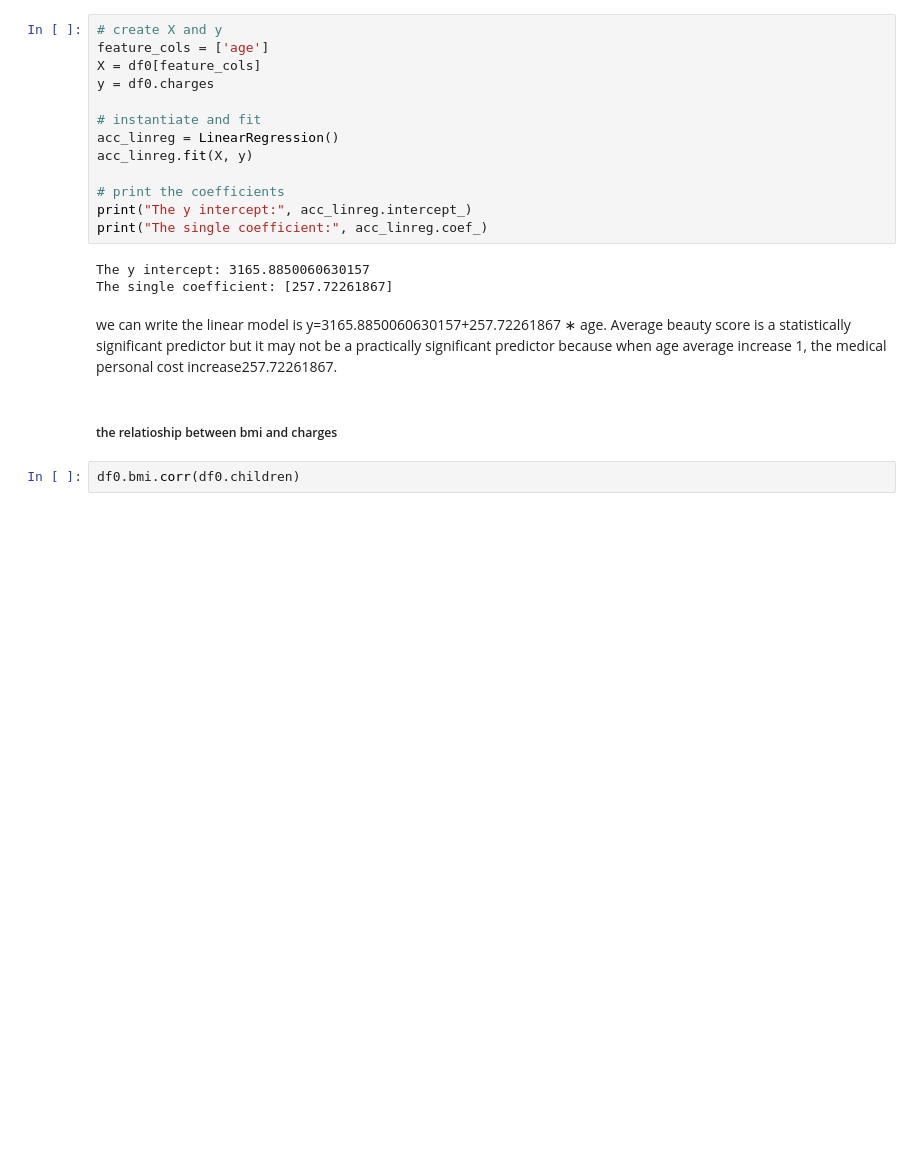
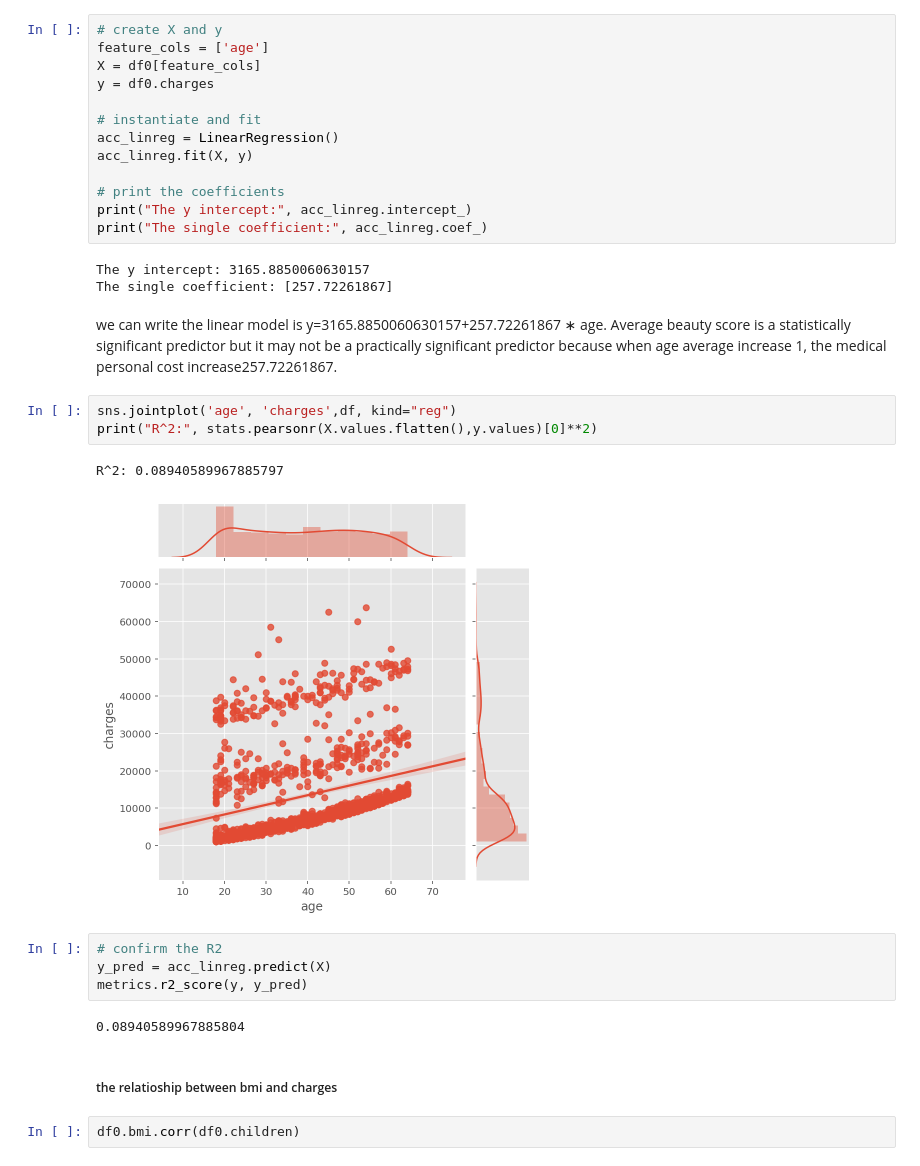
Before and after one commit to mandy941/DAV-5400, a Jupyter notebook: Manling_Yang midterm .ipynb, the cells around one changed output. Saved outputs shown, nothing was run; the diff lists cells and outputs as text; blank space fills up the shorter version.

```diff
--- a/Manling_Yang midterm .ipynb
+++ b/Manling_Yang midterm .ipynb
@@ -721,6 +743,18 @@ The y intercept: 3165.8850060630157
 The single coefficient: [257.72261867]
 # %% [markdown]
 we can write the linear model is y=3165.8850060630157+257.72261867 ∗ age. Average beauty score is a statistically significant predictor but it may not be a practically significant predictor because when age average increase 1, the medical personal cost increase257.72261867.
+# %%
+sns.jointplot('age', 'charges',df, kind="reg")
+print("R^2:", stats.pearsonr(X.values.flatten(),y.values)[0]**2)
+# %% [output]
+R^2: 0.08940589967885797
+[figure, added]
+# %%
+# confirm the R2
+y_pred = acc_linreg.predict(X)
+metrics.r2_score(y, y_pred)
+# %% [output]
+0.08940589967885804
 # %% [markdown]
 ##### the relatioship between bmi and charges
 # %%
```
Also changed, not shown: parts of 22 cells of this notebook.
